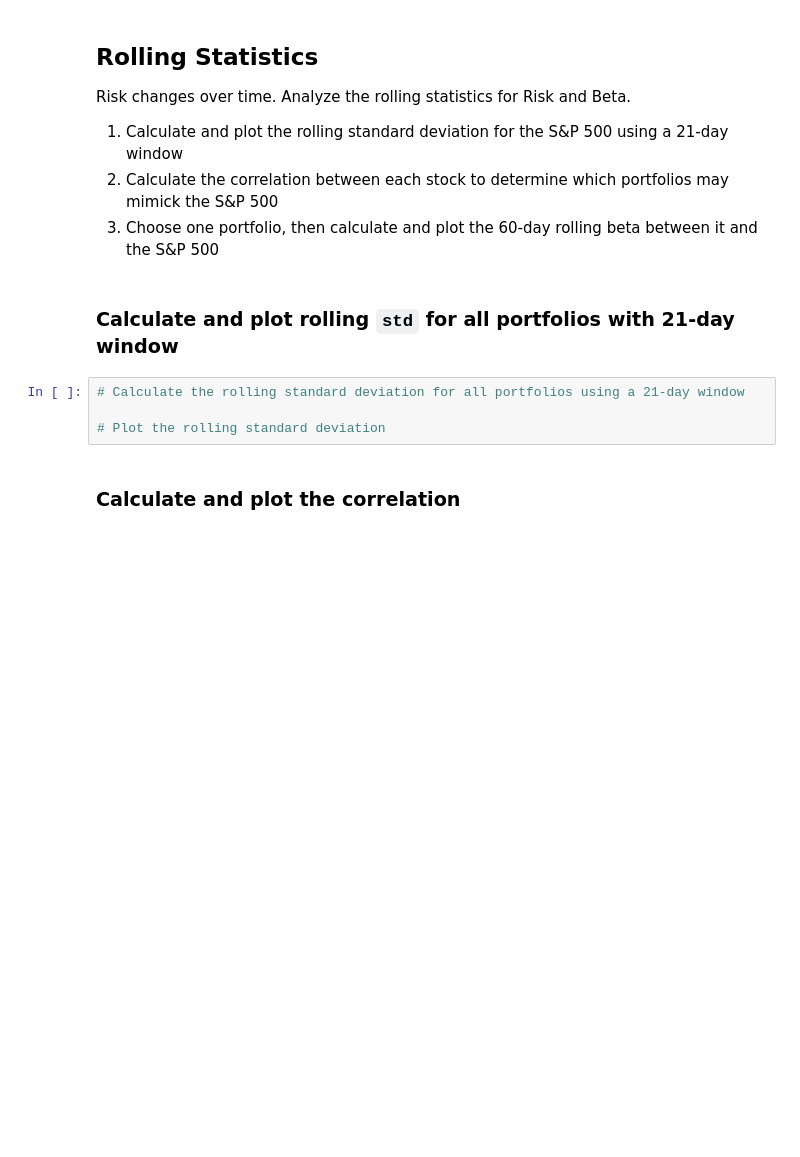
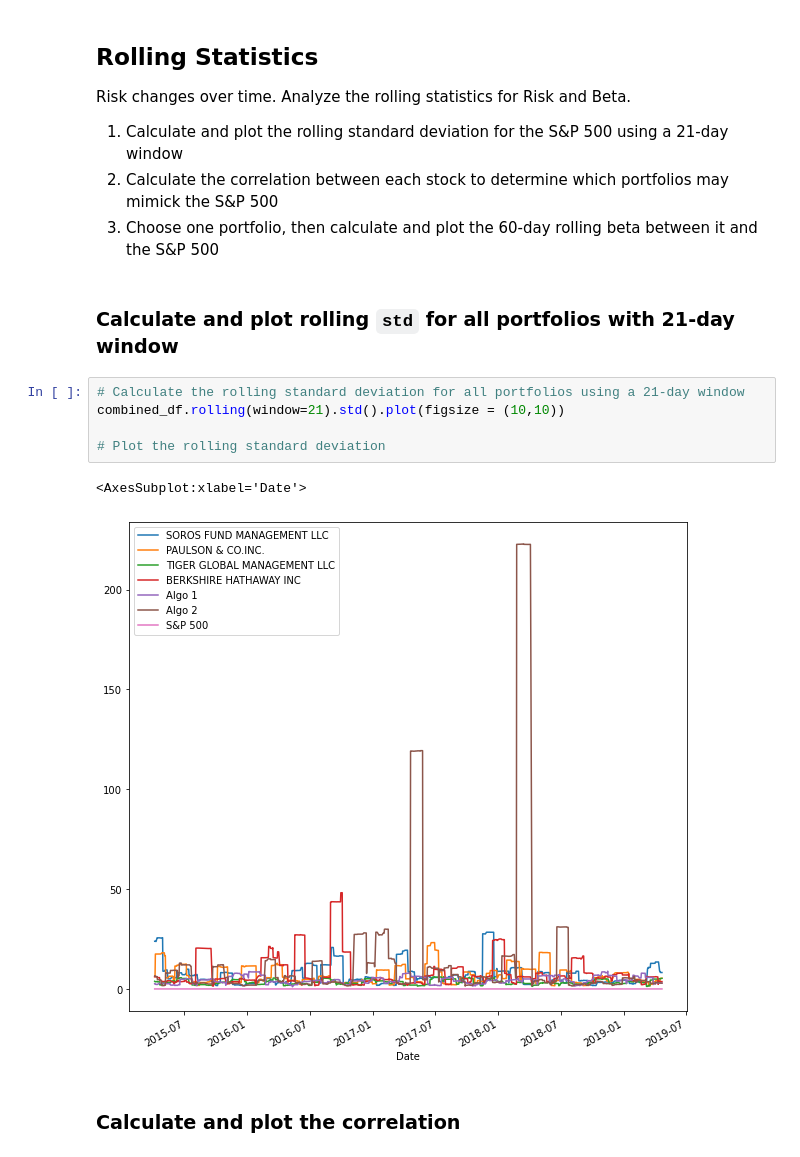
Before and after one commit to vdshulyak/python-pandas, a Jupyter notebook: whale_analysis.ipynb, the cells around one changed output. Saved outputs shown, nothing was run; the diff lists cells and outputs as text; blank space fills up the shorter version.

```diff
--- a/whale_analysis.ipynb
+++ b/whale_analysis.ipynb
@@ -128,8 +267,12 @@ Risk changes over time. Analyze the rolling statistics for Risk and Beta.
 ### Calculate and plot rolling `std` for all portfolios with 21-day window
 # %%
 # Calculate the rolling standard deviation for all portfolios using a 21-day window
+combined_df.rolling(window=21).std().plot(figsize = (10,10))
 
 # Plot the rolling standard deviation
+# %% [output]
+<AxesSubplot:xlabel='Date'>
+[figure, added]
 # %% [markdown]
 ### Calculate and plot the correlation
 # %%
```
Also changed, not shown: parts of 28 cells of this notebook.
